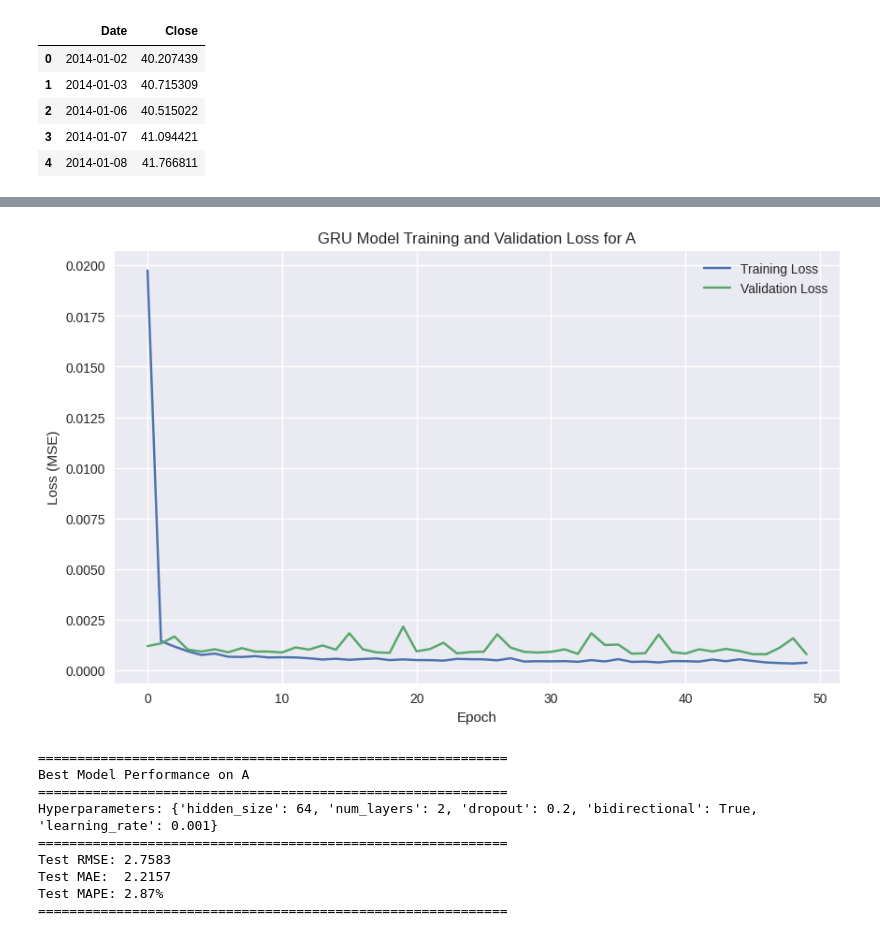
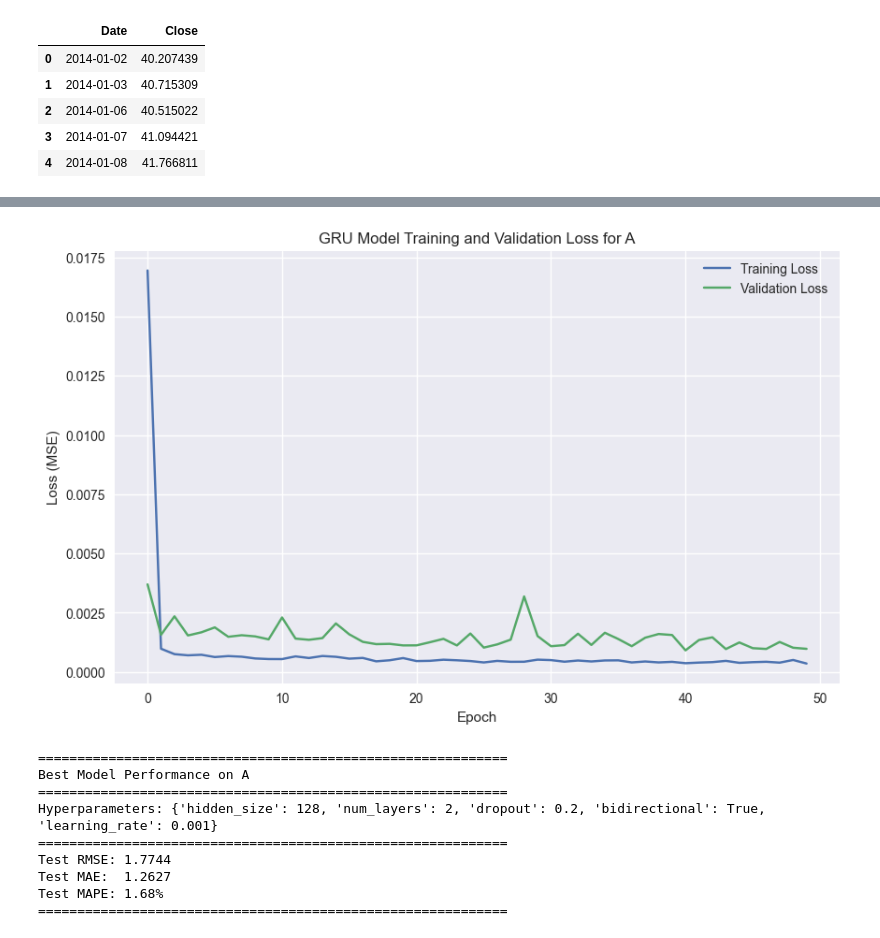
Before and after one commit to Kschoffner13/Stock_prediction, a Jupyter notebook: models/GRU/GRU.ipynb, the cells around one changed output, grey strips where cells are left out. Saved outputs shown, nothing was run; the diff lists cells and outputs as text; code cells hidden in the pictures.

```diff
--- a/models/GRU/GRU.ipynb
+++ b/models/GRU/GRU.ipynb
@@ -427,7 +413,7 @@ criterion = nn.MSELoss()
 
 # optomizer will be defined inside the loop since learning rate is a hyperparameter
 # %%
-def tune_hyperparameters(hyperparams, input_size, train_loader, val_loader, criterion, num_epochs, device):
+def tune_hyperparameters(hyperparams, input_size, train_loader, test_loader, criterion, num_epochs, device):
 
     # Generate all combinations of hyperparameters
     keys, values = zip(*hyperparams.items())
@@ -438,7 +424,7 @@ def tune_hyperparameters(hyperparams, input_size, train_loader, val_loader, crit
     best_hyperparams = None
 
     best_train_losses = []
-    best_val_losses = []
+    best_test_losses = []
 
     for i, params in enumerate(hyperparam_combinations):
         print(f"\n--- Hyperparameter Set {i+1}/{len(hyperparam_combinations)}: {params} ---")
@@ -454,14 +440,14 @@ def tune_hyperparameters(hyperparams, input_size, train_loader, val_loader, crit
         optimizer = torch.optim.Adam(model.parameters(), lr=params["learning_rate"])
 
         tmp_train_losses = []
-        tmp_val_losses = []
+        tmp_test_losses = []
 
         for epoch in range(num_epochs):
             train_loss = train_one_epoch(model, train_loader, criterion, optimizer, device)
-            val_loss = evaluate_model(model, val_loader, criterion, device)
+            val_loss = evaluate_model(model, test_loader, criterion, device)
 
             tmp_train_losses.append(train_loss)
-            tmp_val_losses.append(val_loss)
+            tmp_test_losses.append(val_loss)
 
             if (epoch + 1) % 10 == 0 or epoch == 0:
                 print(f"Epoch [{epoch+1}/{num_epochs}] - Train Loss: {train_loss:.6f}, Val Loss: {val_loss:.6f}")
@@ -472,18 +458,18 @@ def tune_hyperparameters(hyperparams, input_size, train_loader, val_loader, crit
             best_model = model
             best_hyperparams = params
             best_train_losses = tmp_train_losses
-            best_val_losses = tmp_val_losses
+            best_test_losses = tmp_test_losses
 
     print(f"\nBest Hyperparameters: {best_hyperparams} with Val Loss: {best_val_loss:.6f}")
-    return best_model, best_hyperparams, best_train_losses, best_val_losses, best_val_loss
+    return best_model, best_hyperparams, best_train_losses, best_test_losses
 # %%
 # run hyperparameter tuning
 
-best_model, best_hyperparams, best_train_losses, best_val_losses, best_val_loss = tune_hyperparameters(
+best_model, best_hyperparams, best_train_losses, best_test_losses = tune_hyperparameters(
     hyperparams,
     input_size,
     train_loader,
-    val_loader,
+    test_loader,
     criterion,
     num_epochs,
     device
@@ -505,15 +498,15 @@ Best model saved to best_gru_model_A.pth
 # %%
 # plot the training and validation loss curves
 plt.figure(figsize=(10, 6))
 plt.plot(best_train_losses, label='Training Loss')
-plt.plot(best_val_losses, label='Validation Loss')
+plt.plot(best_test_losses, label='Validation Loss')
 plt.xlabel('Epoch')
 plt.ylabel('Loss (MSE)')
 plt.title(f'GRU Model Training and Validation Loss for {target_ticker}')
 plt.legend()
 plt.show()
 # %% [output]
-[figure, old version]
+[figure, new version]
 # %%
 # Load best model and evaluate - CORRECTED
 
@@ -568,9 +561,9 @@ print(f"{'='*60}\n")
 ============================================================
 Best Model Performance on A
 ============================================================
-Hyperparameters: {'hidden_size': 64, 'num_layers': 2, 'dropout': 0.2, 'bidirectional': True, 'learning_rate': 0.001}
+Hyperparameters: {'hidden_size': 128, 'num_layers': 2, 'dropout': 0.2, 'bidirectional': True, 'learning_rate': 0.001}
 ============================================================
-Test RMSE: 2.7583
-Test MAE:  2.2157
-Test MAPE: 2.87%
+Test RMSE: 1.7744
+Test MAE:  1.2627
+Test MAPE: 1.68%
 ============================================================
```
Also changed, not shown: parts of 7 cells of this notebook.
